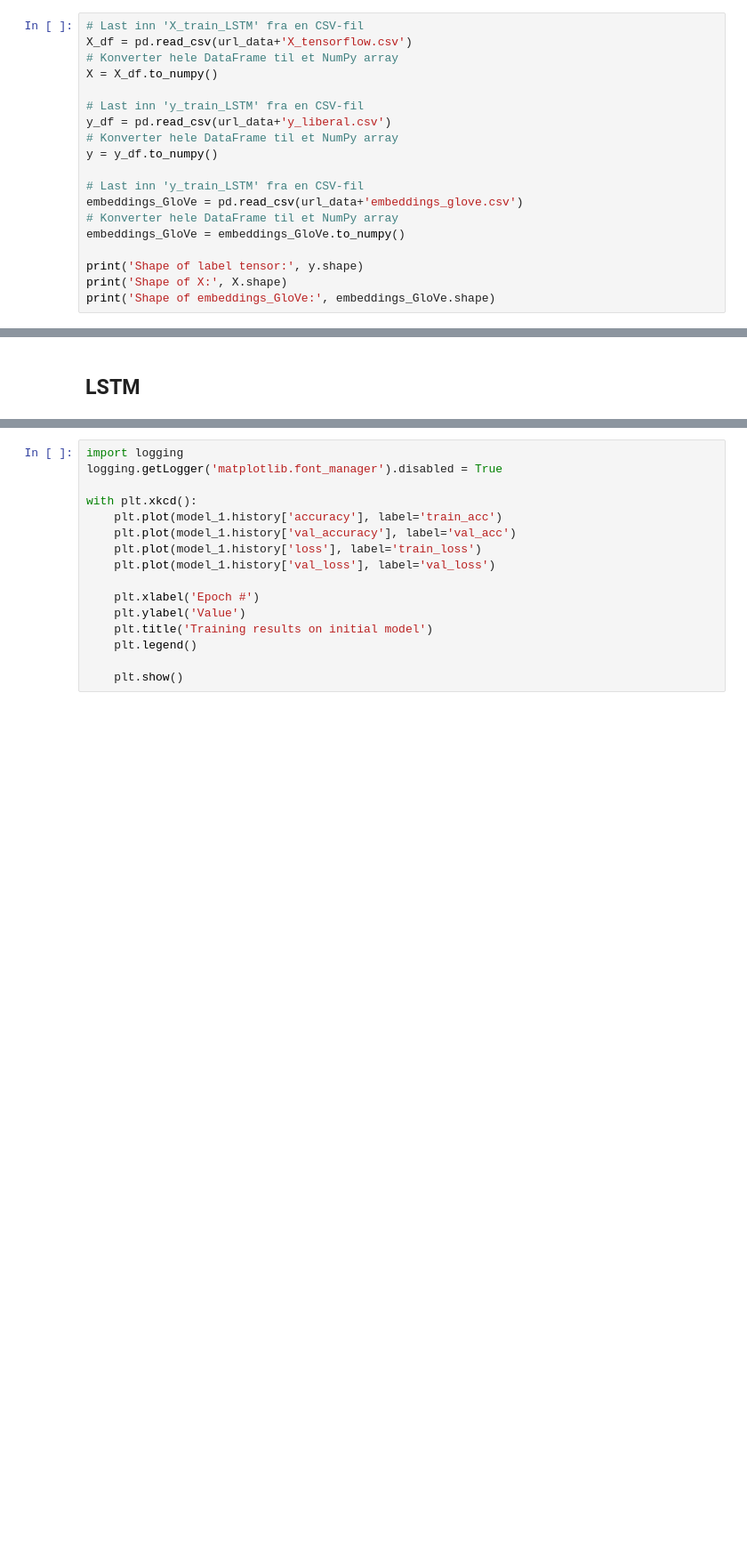
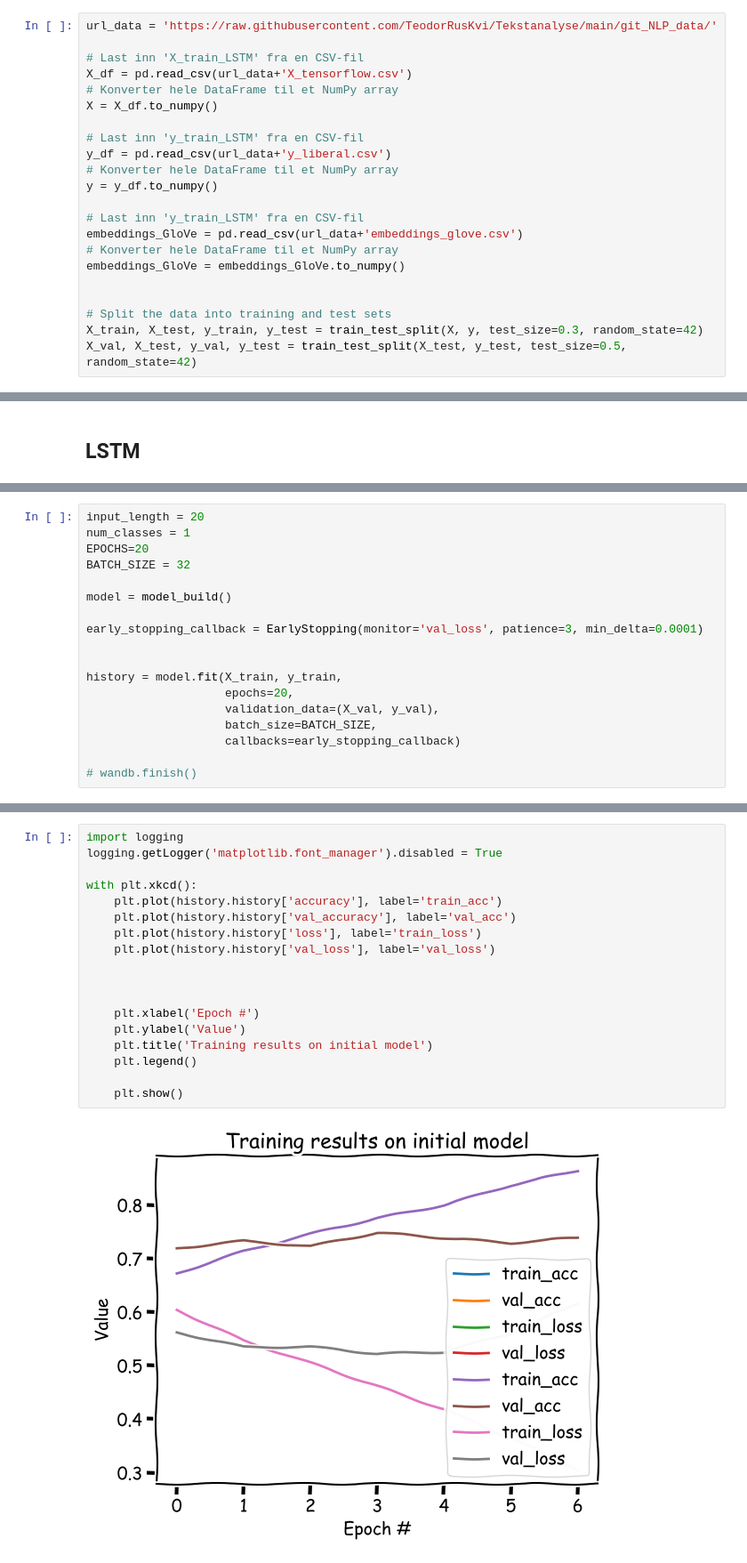
Before and after one commit to TeodorRusKvi/Text-analysis-and-lingustics, a Jupyter notebook: git_NLP_Notebooks/exam_LSTM.ipynb, the cells around one changed output, grey strips where cells are left out. Shown at 89% size. Cells and saved outputs as stored; diff of their text form; blank space fills up the shorter version.

```diff
--- a/git_NLP_Notebooks/exam_LSTM.ipynb
+++ b/git_NLP_Notebooks/exam_LSTM.ipynb
@@ -1,4 +22,6 @@
 # %%
+url_data = 'https://raw.githubusercontent.com/TeodorRusKvi/Tekstanalyse/main/git_NLP_data/'
+
 # Last inn 'X_train_LSTM' fra en CSV-fil
 X_df = pd.read_csv(url_data+'X_tensorflow.csv')
 # Konverter hele DataFrame til et NumPy array
@@ -14,6 +37,7 @@ embeddings_GloVe = pd.read_csv(url_data+'embeddings_glove.csv')
 # Konverter hele DataFrame til et NumPy array
 embeddings_GloVe = embeddings_GloVe.to_numpy()
 
-print('Shape of label tensor:', y.shape)
-print('Shape of X:', X.shape)
-print('Shape of embeddings_GloVe:', embeddings_GloVe.shape)
+
+# Split the data into training and test sets
+X_train, X_test, y_train, y_test = train_test_split(X, y, test_size=0.3, random_state=42)
+X_val, X_test, y_val, y_test = train_test_split(X_test, y_test, test_size=0.5, random_state=42)
@@ -78,0 +80,18 @@ wandb.agent(sweep_id, train)
+# %%
+input_length = 20
+num_classes = 1
+EPOCHS=20
+BATCH_SIZE = 32
+
+model = model_build()
+
+early_stopping_callback = EarlyStopping(monitor='val_loss', patience=3, min_delta=0.0001)
+
+
+history = model.fit(X_train, y_train,
+                    epochs=20,
+                    validation_data=(X_val, y_val),
+                    batch_size=BATCH_SIZE,
+                    callbacks=early_stopping_callback)
+
+# wandb.finish()
@@ -79,16 +125,20 @@ wandb.agent(sweep_id, train)
 # %%
 import logging
 logging.getLogger('matplotlib.font_manager').disabled = True
 
 with plt.xkcd():
-    plt.plot(model_1.history['accuracy'], label='train_acc')
-    plt.plot(model_1.history['val_accuracy'], label='val_acc')
-    plt.plot(model_1.history['loss'], label='train_loss')
-    plt.plot(model_1.history['val_loss'], label='val_loss')
+    plt.plot(history.history['accuracy'], label='train_acc')
+    plt.plot(history.history['val_accuracy'], label='val_acc')
+    plt.plot(history.history['loss'], label='train_loss')
+    plt.plot(history.history['val_loss'], label='val_loss')
+
+
 
     plt.xlabel('Epoch #')
     plt.ylabel('Value')
     plt.title('Training results on initial model')
     plt.legend()
 
     plt.show()
+# %% [output]
+[figure, added]
```
Also changed, not shown: parts of 9 cells of this notebook, 4 other files.
